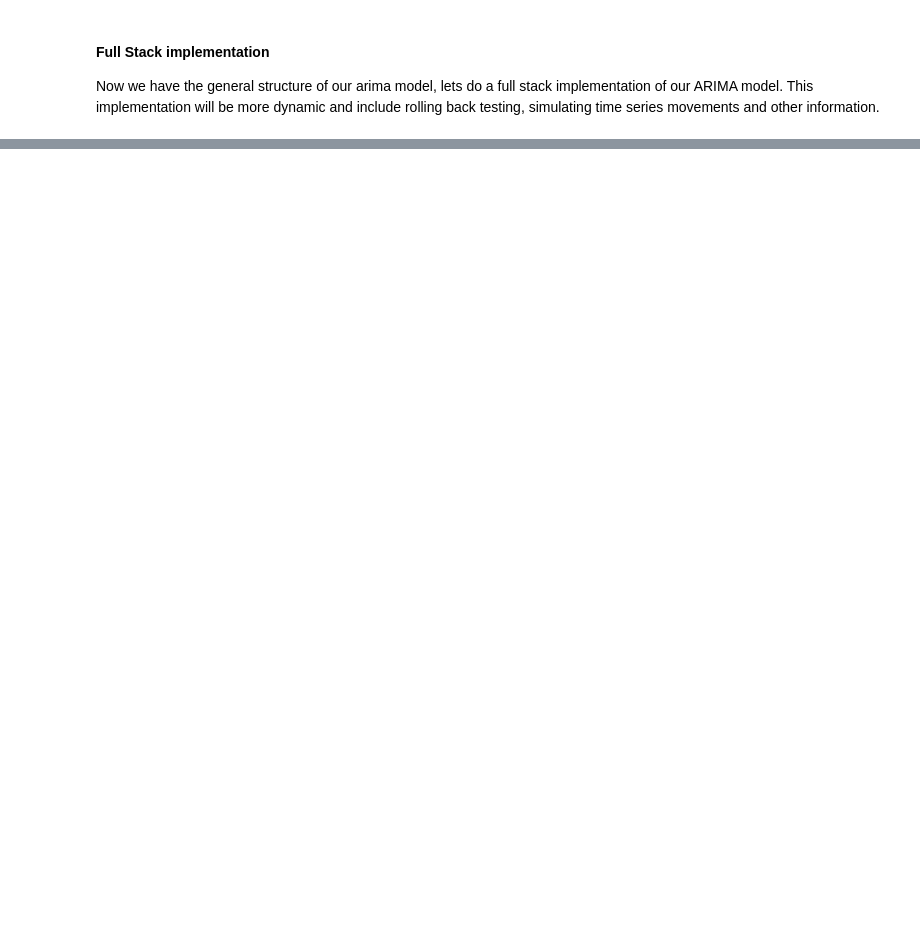
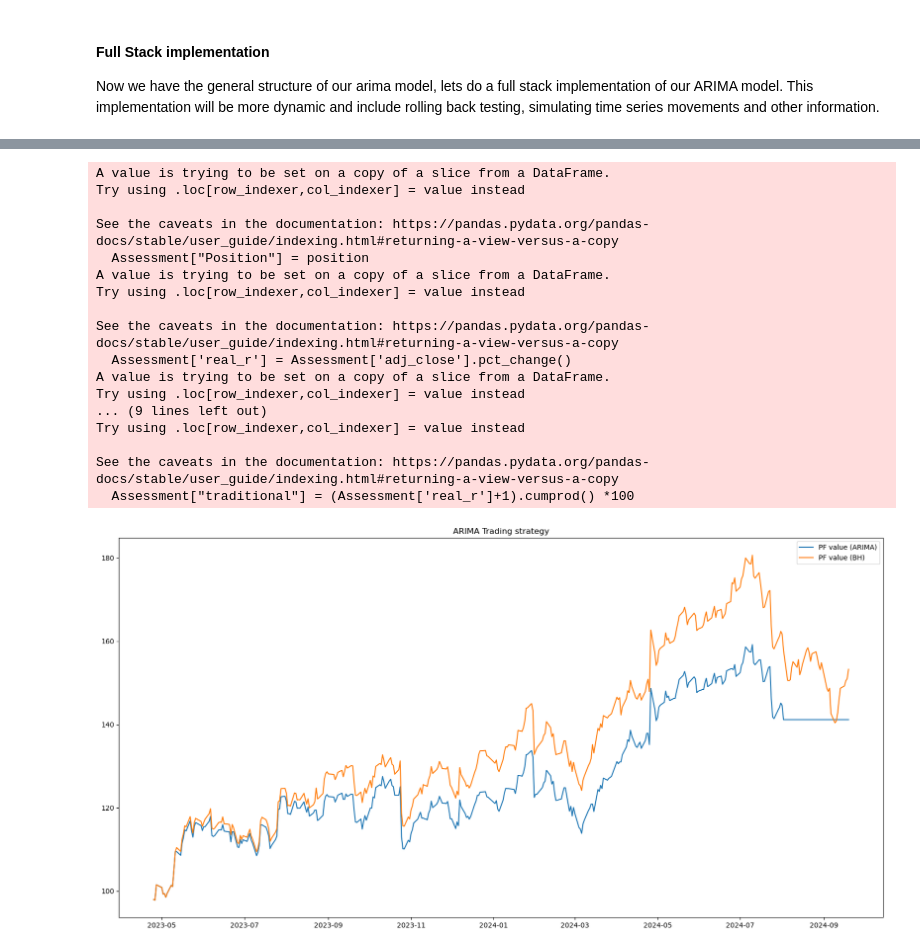
Before and after one commit to noslemoof/Quant_technicals, a Jupyter notebook: Forecasts_ARIMA_Official_release.ipynb, the cells around one changed output, grey strips where cells are left out. Saved outputs shown, nothing was run; the diff lists cells and outputs as text; code cells hidden in the pictures; blank space fills up the shorter version.

```diff
--- a/Forecasts_ARIMA_Official_release.ipynb
+++ b/Forecasts_ARIMA_Official_release.ipynb
@@ -377,0 +365,37 @@ See the caveats in the documentation: https://pandas.pydata.org/pandas-docs/stab
+# %%
+def ARIMA_strategy(df):
+    Assessment = df.iloc[100::]
+    position = list(1 if value >= 0 else 0 for  value in Assessment["forecast_r"].values)
+    Assessment["Position"] = position
+    Assessment['real_r'] = Assessment['adj_close'].pct_change()
+    Assessment['Portfolio_r'] = Assessment['real_r'] * Assessment["Position"]
+    Assessment["Portfolio_arima"] = (Assessment['Portfolio_r'] +1).cumprod() *100
+    Assessment["traditional"] = (Assessment['real_r']+1).cumprod() *100
+
+    plt.figure(figsize=(20,10))
+    plt.title("ARIMA Trading strategy")
+    plt.plot(Assessment["date"],Assessment["Portfolio_arima"],label="PF value (ARIMA)")
+    plt.plot(Assessment["date"],Assessment["traditional"],label="PF value (BH)")
+    plt.legend()
+    plt.show()
+# %%
+ARIMA_strategy(df)
+# %% [output]
+A value is trying to be set on a copy of a slice from a DataFrame.
+Try using .loc[row_indexer,col_indexer] = value instead
+
+See the caveats in the documentation: https://pandas.pydata.org/pandas-docs/stable/user_guide/indexing.html#returning-a-view-versus-a-copy
+  Assessment["Position"] = position
+A value is trying to be set on a copy of a slice from a DataFrame.
+Try using .loc[row_indexer,col_indexer] = value instead
+
+See the caveats in the documentation: https://pandas.pydata.org/pandas-docs/stable/user_guide/indexing.html#returning-a-view-versus-a-copy
+  Assessment['real_r'] = Assessment['adj_close'].pct_change()
+A value is trying to be set on a copy of a slice from a DataFrame.
+Try using .loc[row_indexer,col_indexer] = value instead
+... (9 lines left out)
+Try using .loc[row_indexer,col_indexer] = value instead
+
+See the caveats in the documentation: https://pandas.pydata.org/pandas-docs/stable/user_guide/indexing.html#returning-a-view-versus-a-copy
+  Assessment["traditional"] = (Assessment['real_r']+1).cumprod() *100
+[figure, added]
```
Also changed, not shown: parts of 4 cells of this notebook.
